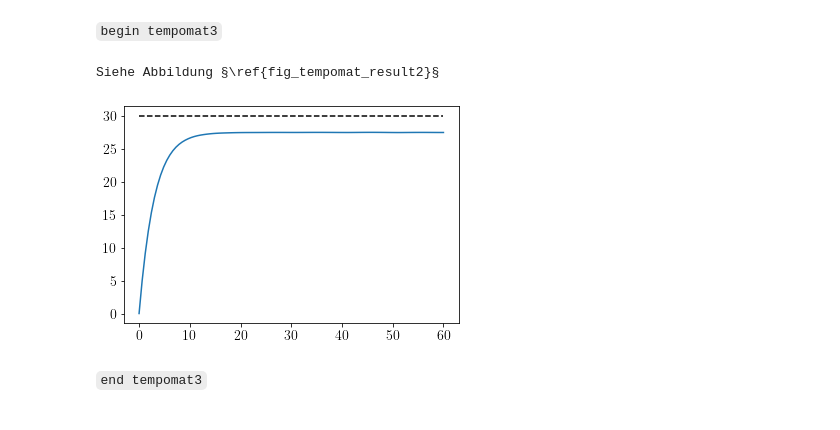
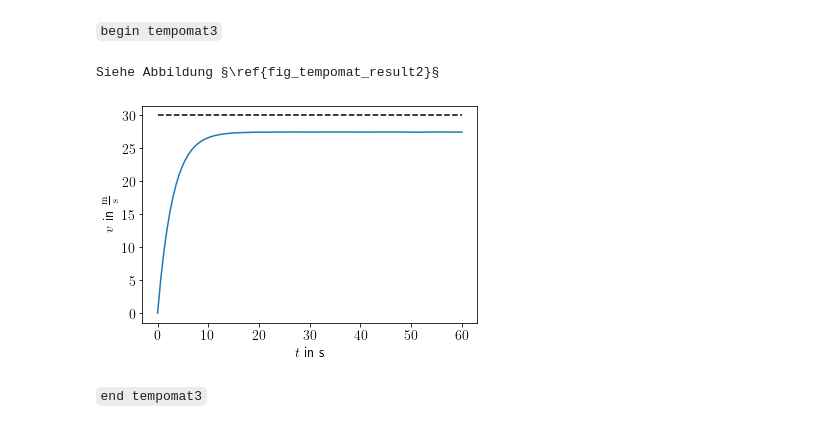
Before and after one commit to python-fuer-ingenieure/notebooks, a Jupyter notebook: kapitel_simulation.ipynb, the cells around one changed output. Drawn from its saved outputs; the diff is of its cells as text; code cells hidden in the pictures.

```diff
--- a/kapitel_simulation.ipynb
+++ b/kapitel_simulation.ipynb
@@ -336,14 +362,18 @@ res.y[0, -1]
 `begin tempomat3`
 # %%
 Kp = 300
-res = solve_ivp(rhs_vehicle, (0, Tend), x0, t_eval=tt)
 
-plt.plot(res.t, res.t*0 + v_soll, "k--")
-plt.plot(res.t, res.y.T)
+# Simulieren und Plotten ...
+res = solve_ivp(rhs_vehicle, (0, Tend), x0, t_eval=tt) #!
+# #!
+plt.plot(res.t, res.t*0 + v_soll, "k--") #!
+plt.plot(res.t, res.y.T) #!
+plt.xlabel(r"$t$ in s") #!
+plt.ylabel(r"$v$ in $\frac{\mathrm{m}}{\mathrm{s}}$") #!
 show_book("tempomat_result2") #!
 # %% [output]
 Siehe Abbildung §\ref{fig_tempomat_result2}§
-[figure, old version]
+[figure, new version]
 # %% [markdown]
 `end tempomat3`
 # %% [markdown]
```
Also changed, not shown: parts of 17 cells of this notebook.
